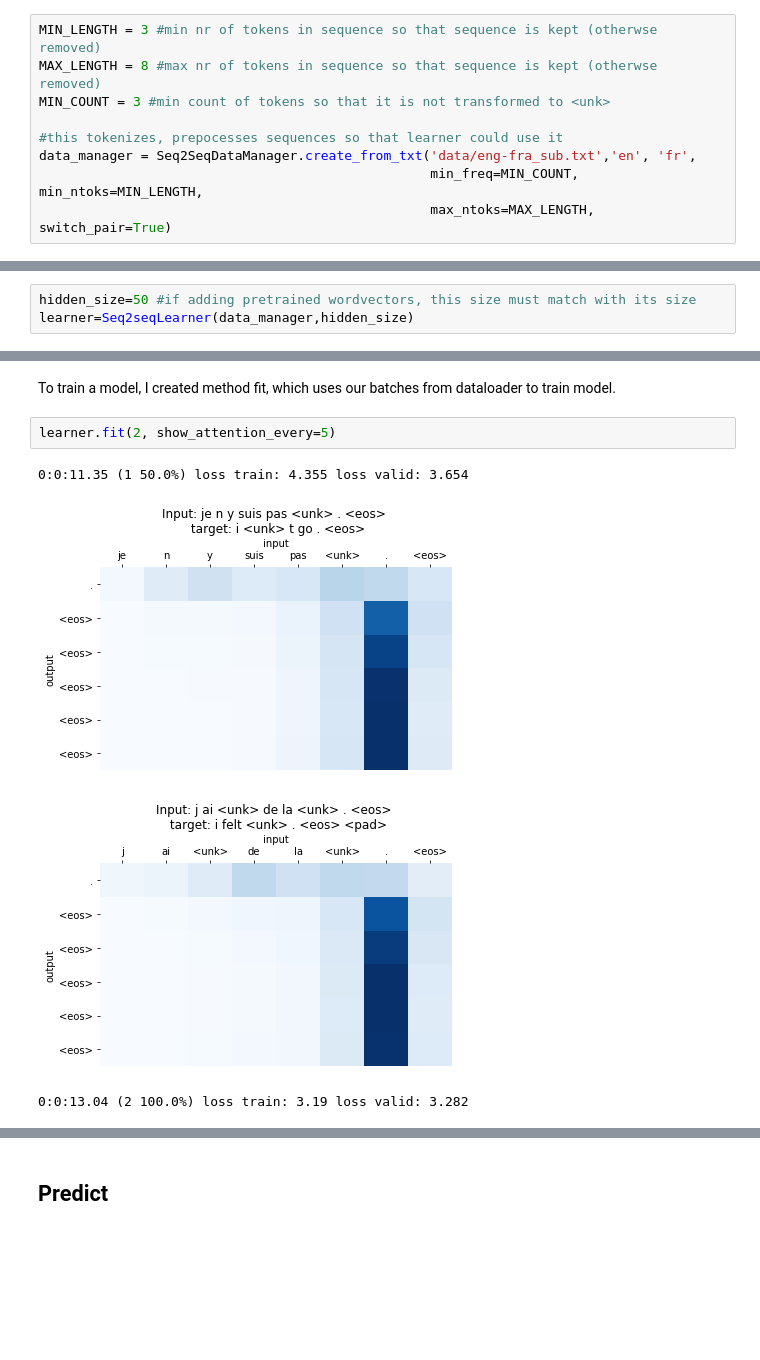
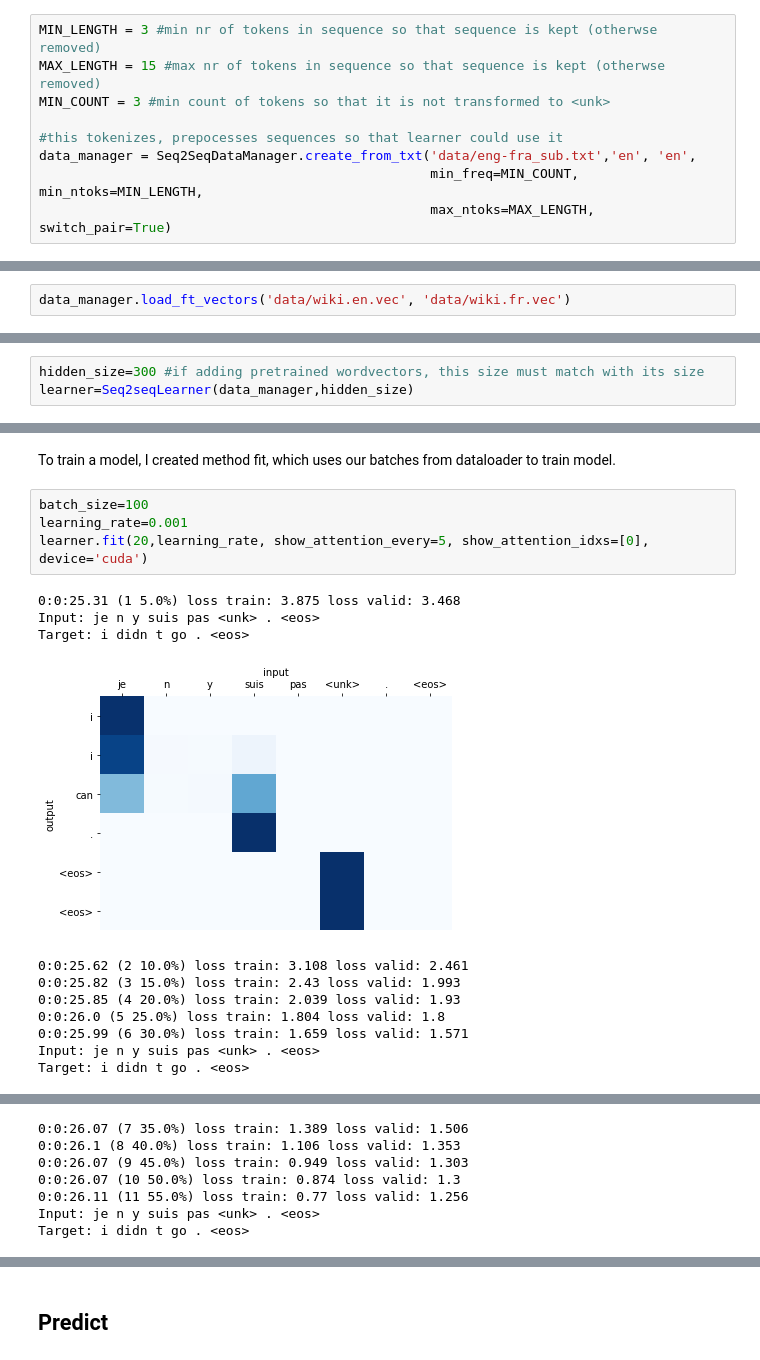
Before and after one commit to RRisto/seq2seq, a Jupyter notebook: example_seq2seq.ipynb, the cells around one changed output, grey strips where cells are left out. Saved outputs shown, nothing was run; the diff lists cells and outputs as text; blank space fills up the shorter version.

```diff
--- a/example_seq2seq.ipynb
+++ b/example_seq2seq.ipynb
@@ -6,11 +8,11 @@ import torch
 ## Initialize data
 # %%
 MIN_LENGTH = 3 #min nr of tokens in sequence so that sequence is kept (otherwse removed)
-MAX_LENGTH = 8 #max nr of tokens in sequence so that sequence is kept (otherwse removed)
+MAX_LENGTH = 15 #max nr of tokens in sequence so that sequence is kept (otherwse removed)
 MIN_COUNT = 3 #min count of tokens so that it is not transformed to <unk>
 
 #this tokenizes, prepocesses sequences so that learner could use it
-data_manager = Seq2SeqDataManager.create_from_txt('data/eng-fra_sub.txt','en', 'fr',
+data_manager = Seq2SeqDataManager.create_from_txt('data/eng-fra_sub.txt','en', 'en',
                                                   min_freq=MIN_COUNT, min_ntoks=MIN_LENGTH,
                                                   max_ntoks=MAX_LENGTH, switch_pair=True)
 # %% [output]
@@ -31,6 +48,8 @@ Creating valid dataset
+# %%
+data_manager.load_ft_vectors('data/wiki.en.vec', 'data/wiki.fr.vec')
 # %% [markdown]
 # Initalize learner
 # %%
-hidden_size=50 #if adding pretrained wordvectors, this size must match with its size
+hidden_size=300 #if adding pretrained wordvectors, this size must match with its size
 learner=Seq2seqLearner(data_manager,hidden_size)
 # %% [output]
@@ -59,10 +78,19 @@ Seq2seqLearner(
 # Train model
 # %% [markdown]
 To train a model, I created method fit, which uses our batches from dataloader to train model.
-# %%
-learner.fit(2, show_attention_every=5)
-# %% [output]
-0:0:11.35 (1 50.0%) loss train: 4.355 loss valid: 3.654
-[figure, removed]
-[figure, removed]
-0:0:13.04 (2 100.0%) loss train: 3.19 loss valid: 3.282
+# %%
+batch_size=100
+learning_rate=0.001
+learner.fit(20,learning_rate, show_attention_every=5, show_attention_idxs=[0], device='cuda')
+# %% [output]
+0:0:25.31 (1 5.0%) loss train: 3.875 loss valid: 3.468
+Input: je n y suis pas <unk> . <eos>
+Target: i didn t go . <eos>
+[figure, added]
+0:0:25.62 (2 10.0%) loss train: 3.108 loss valid: 2.461
+0:0:25.82 (3 15.0%) loss train: 2.43 loss valid: 1.993
+0:0:25.85 (4 20.0%) loss train: 2.039 loss valid: 1.93
+0:0:26.0 (5 25.0%) loss train: 1.804 loss valid: 1.8
+0:0:25.99 (6 30.0%) loss train: 1.659 loss valid: 1.571
+Input: je n y suis pas <unk> . <eos>
+Target: i didn t go . <eos>
@@ -68,0 +98,7 @@ learner.fit(2, show_attention_every=5)
+0:0:26.07 (7 35.0%) loss train: 1.389 loss valid: 1.506
+0:0:26.1 (8 40.0%) loss train: 1.106 loss valid: 1.353
+0:0:26.07 (9 45.0%) loss train: 0.949 loss valid: 1.303
+0:0:26.07 (10 50.0%) loss train: 0.874 loss valid: 1.3
+0:0:26.11 (11 55.0%) loss train: 0.77 loss valid: 1.256
+Input: je n y suis pas <unk> . <eos>
+Target: i didn t go . <eos>
```
Also changed, not shown: parts of 14 cells of this notebook.
